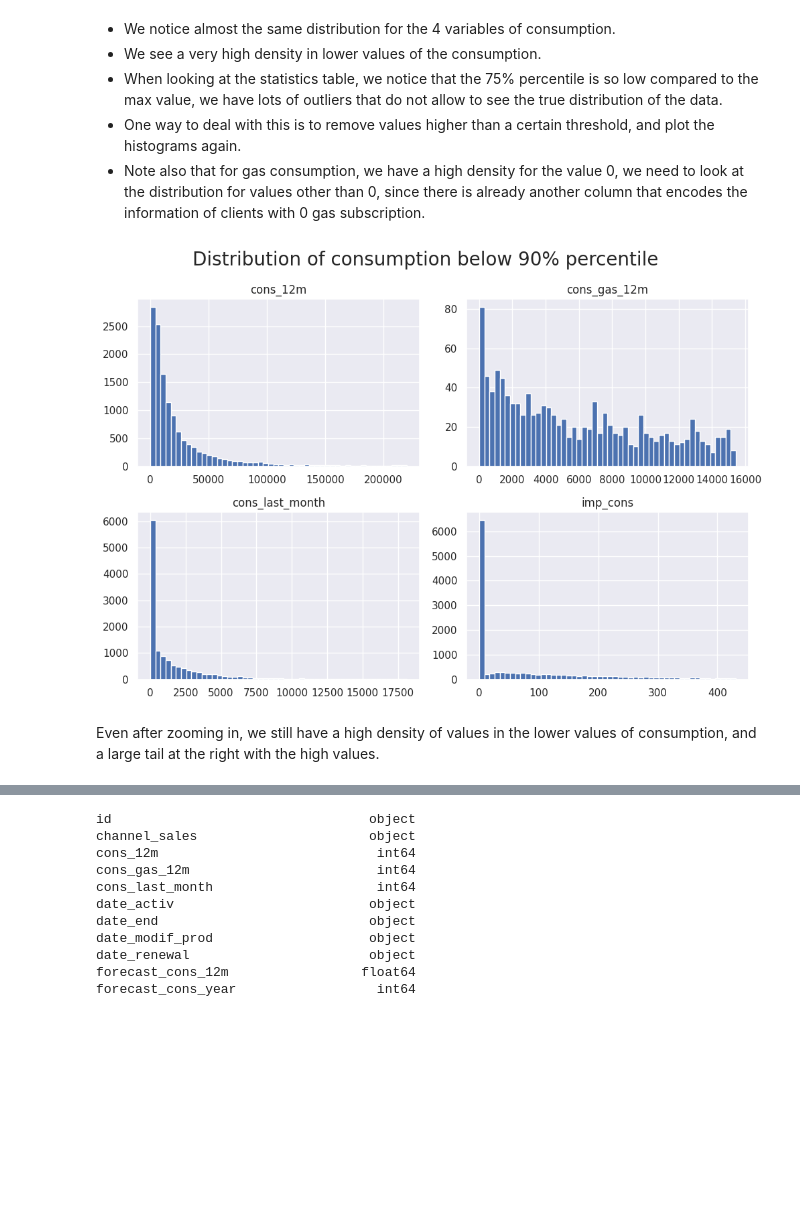
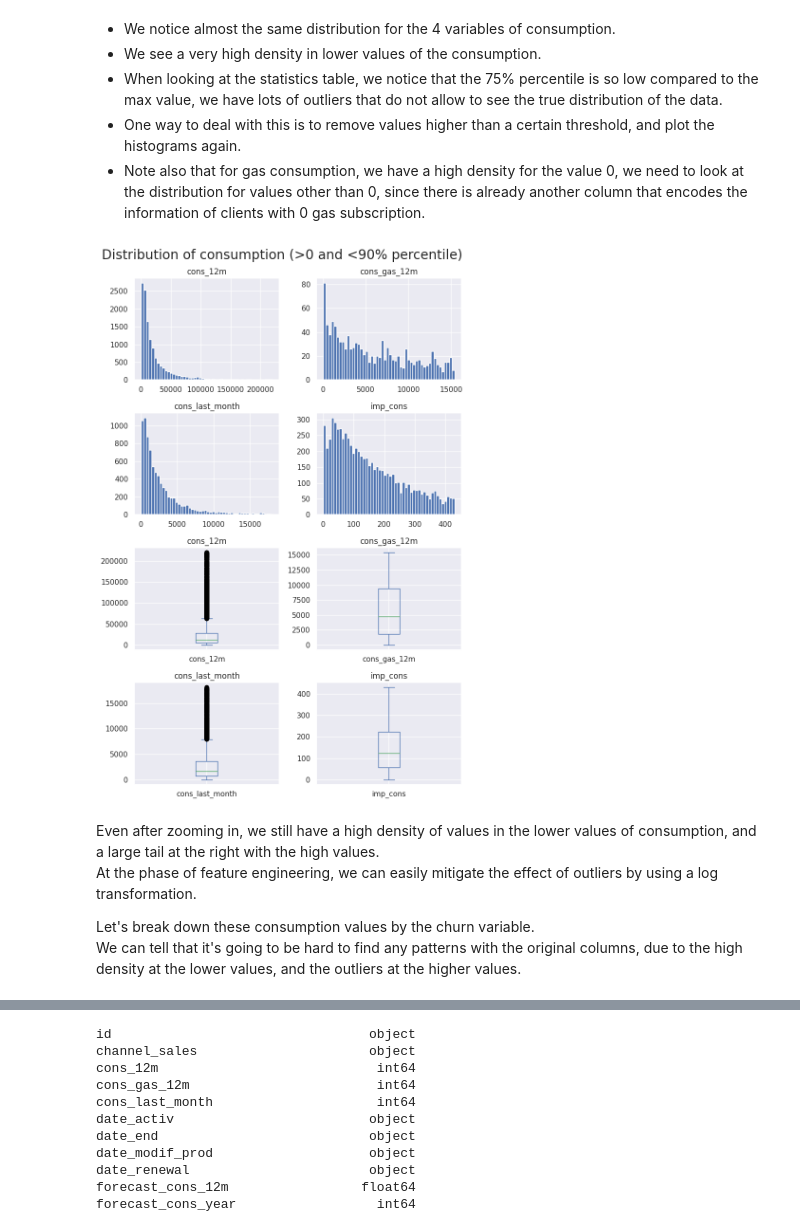
Before and after one commit to mnijadi/energy-company-customer-churn, a Jupyter notebook: notebooks/eda.ipynb, the cells around one changed output, grey strips where cells are left out. Cells and saved outputs as stored; diff of their text form; code cells hidden in the pictures; blank space fills up the shorter version.

```diff
--- a/notebooks/eda.ipynb
+++ b/notebooks/eda.ipynb
@@ -270,8 +269,0 @@ plt.show()
-# %%
-# histogram of consumption columns
-figure, axes = plt.subplots(nrows=2, ncols=2, figsize=(10,7))
-for i, cons in enumerate(consumption_columns):
-    client_df[[cons]].boxplot(ax=axes[i//2, i%2])
-plt.suptitle('Boxplot of consumption columns', fontsize=20)
-plt.tight_layout()
-plt.show()
@@ -286,19 +283,24 @@ plt.show()
 # %%
 # filter out values above the 90% percentile
-thresholds = [client_df[cons].quantile(0.9) for cons in consumption_columns]
-figure, axes = plt.subplots(nrows=2, ncols=2, figsize=(10,7))
+thresholds = [client_df[cons].quantile(0.90) for cons in consumption_columns]
+figure, axes = plt.subplots(nrows=4, ncols=2, figsize=(8,12))
 
 for i, cons in enumerate(consumption_columns):
-    temp_serie = client_df[client_df[cons] < thresholds[i]].loc[:, cons]
-    if i == 1:
-        temp_serie = temp_serie[temp_serie > 0]
+    temp_serie = client_df[(client_df[cons] < thresholds[i]) & (client_df[cons] > 0)].loc[:, cons]
     temp_serie.hist(ax=axes[i//2, i%2], bins=50)
     axes[i//2, i%2].set_title(cons)
+    temp_serie.plot(kind='box', ax=axes[i//2+2, i%2])
+    axes[i//2+2, i%2].set_title(cons)
 
-plt.suptitle('Distribution of consumption below 90% percentile', fontsize=20)
+plt.suptitle('Distribution of consumption (>0 and <90% percentile)', fontsize=20)
 plt.tight_layout()
+plt.savefig('../figures/consumption_distributions.png')
 plt.show()
 # %% [output]
-[figure, old version]
+[figure, new version]
 # %% [markdown]
 Even after zooming in, we still have a high density of values in the lower values of consumption, and a large tail at the right with the high values.
+At the phase of feature engineering, we can easily mitigate the effect of outliers by using a log transformation.
+
+Let's break down these consumption values by the churn variable.
+We can tell that it's going to be hard to find any patterns with the original columns, due to the high density at the lower values, and the outliers at the higher values.
```
Also changed, not shown: parts of 17 cells of this notebook, 3 other files.
